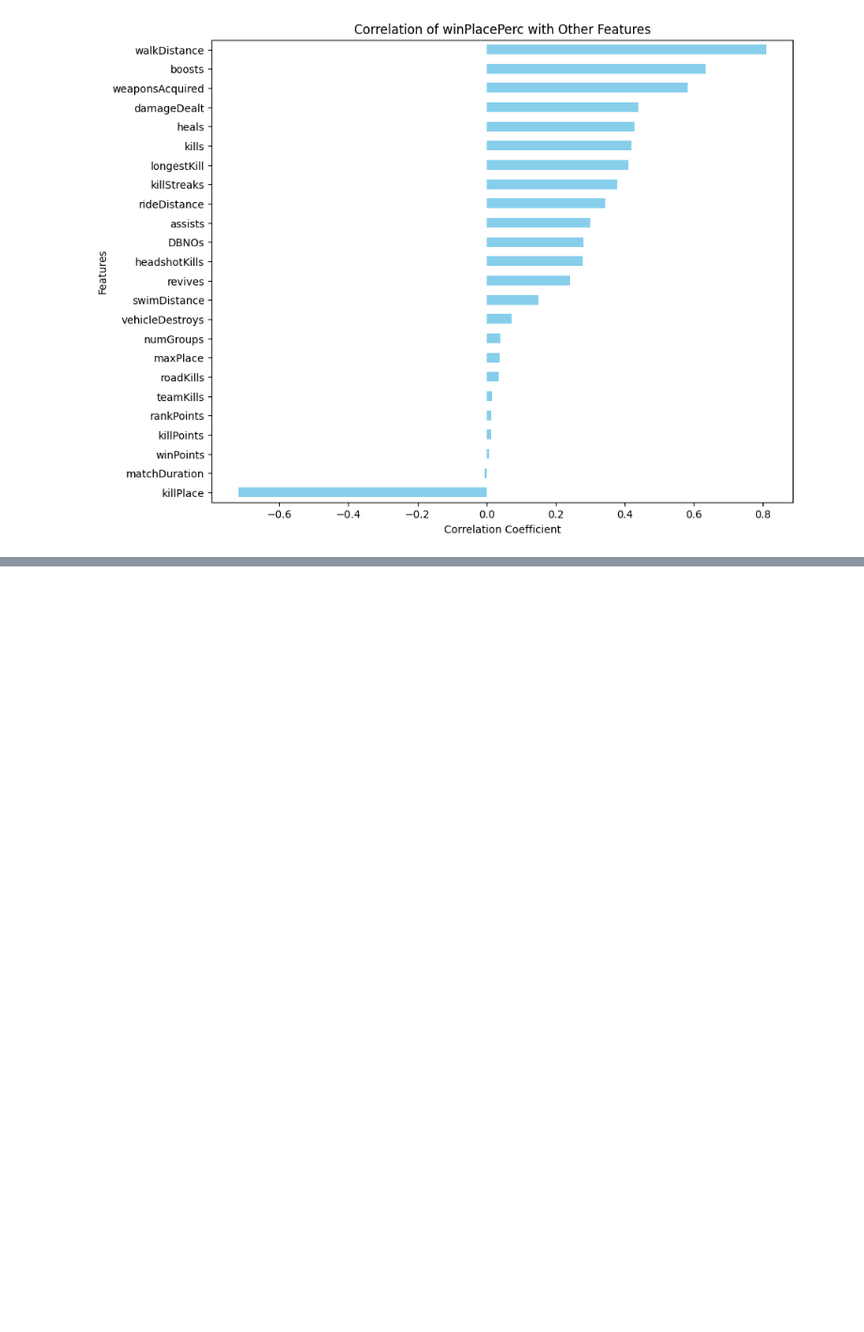
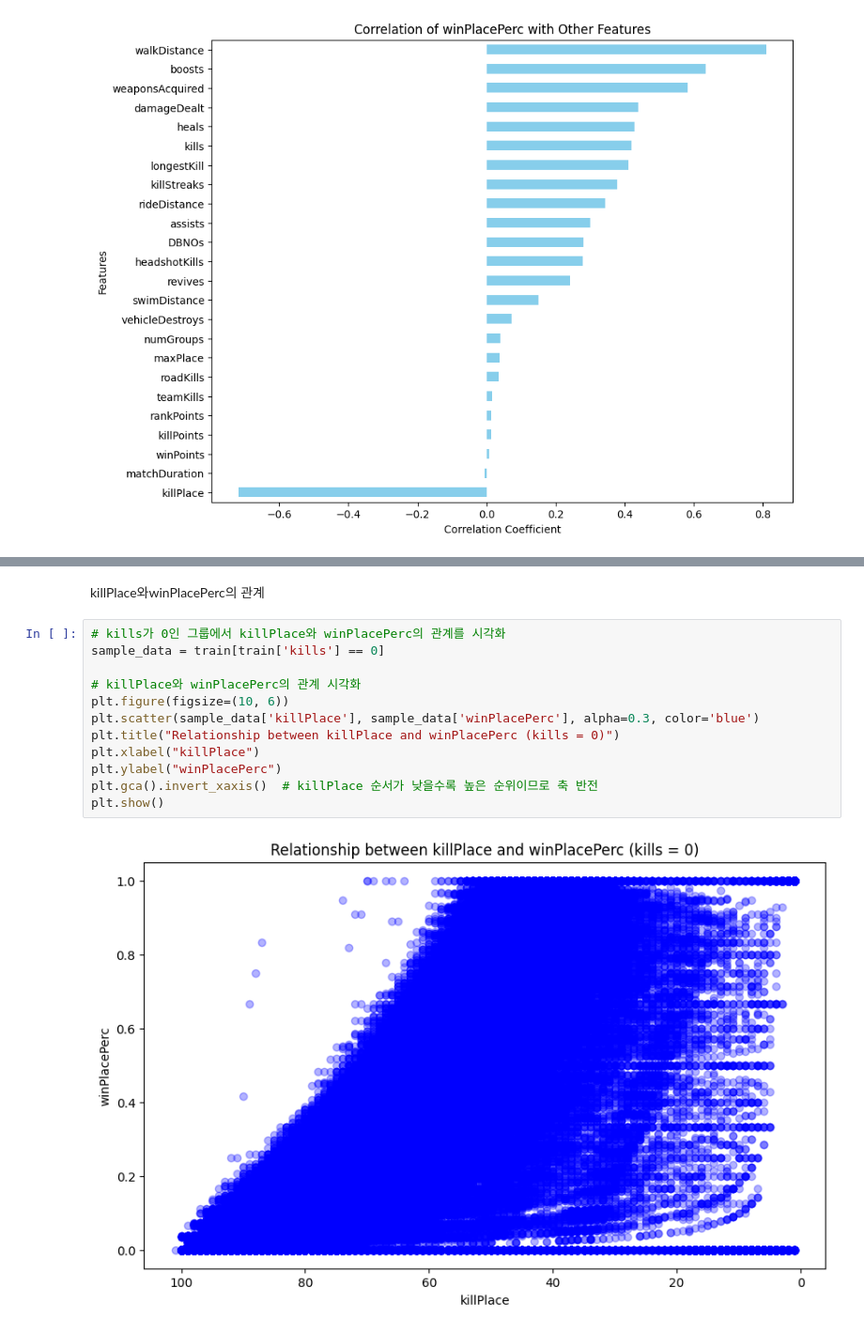
Before and after one commit to p-garden/data-solution, a Jupyter notebook: BATTLRGROUND/notebooke3a40bfc51.ipynb, the cells around one changed output, grey strips where cells are left out. Shown at 94% size. Saved outputs shown, nothing was run; the diff lists cells and outputs as text; blank space fills up the shorter version.

```diff
--- a/BATTLRGROUND/notebooke3a40bfc51.ipynb
+++ b/BATTLRGROUND/notebooke3a40bfc51.ipynb
@@ -150,0 +267,16 @@ plt.show()
+# %% [markdown]
+killPlace와winPlacePerc의 관계
+# %%
+# kills가 0인 그룹에서 killPlace와 winPlacePerc의 관계를 시각화
+sample_data = train[train['kills'] == 0]
+
+# killPlace와 winPlacePerc의 관계 시각화
+plt.figure(figsize=(10, 6))
+plt.scatter(sample_data['killPlace'], sample_data['winPlacePerc'], alpha=0.3, color='blue')
+plt.title("Relationship between killPlace and winPlacePerc (kills = 0)")
+plt.xlabel("killPlace")
+plt.ylabel("winPlacePerc")
+plt.gca().invert_xaxis()  # killPlace 순서가 낮을수록 높은 순위이므로 축 반전
+plt.show()
+# %% [output]
+[figure, added]
```
Also changed, not shown: parts of 24 cells of this notebook.
